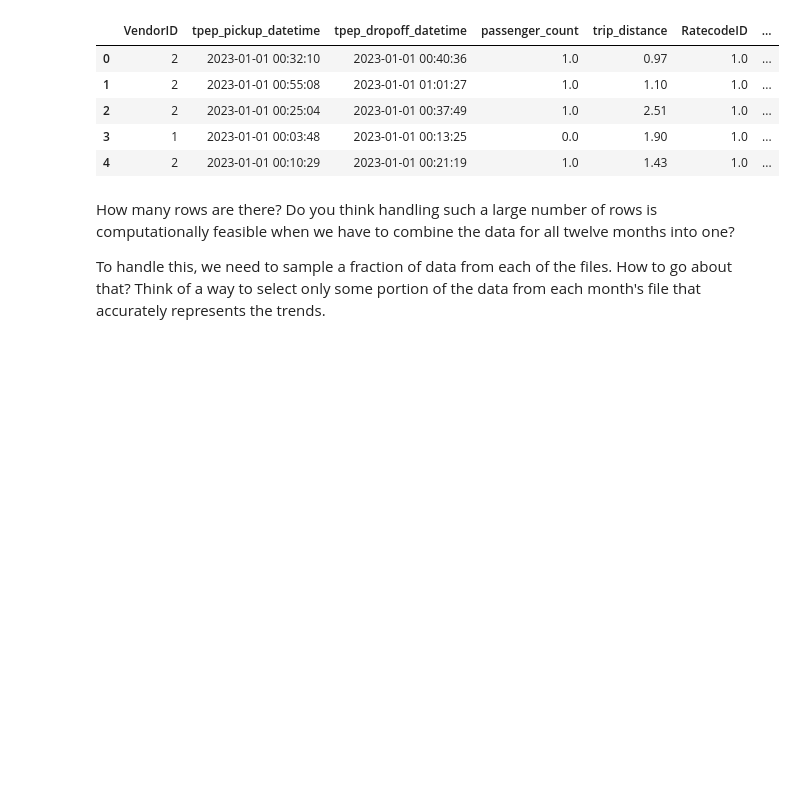
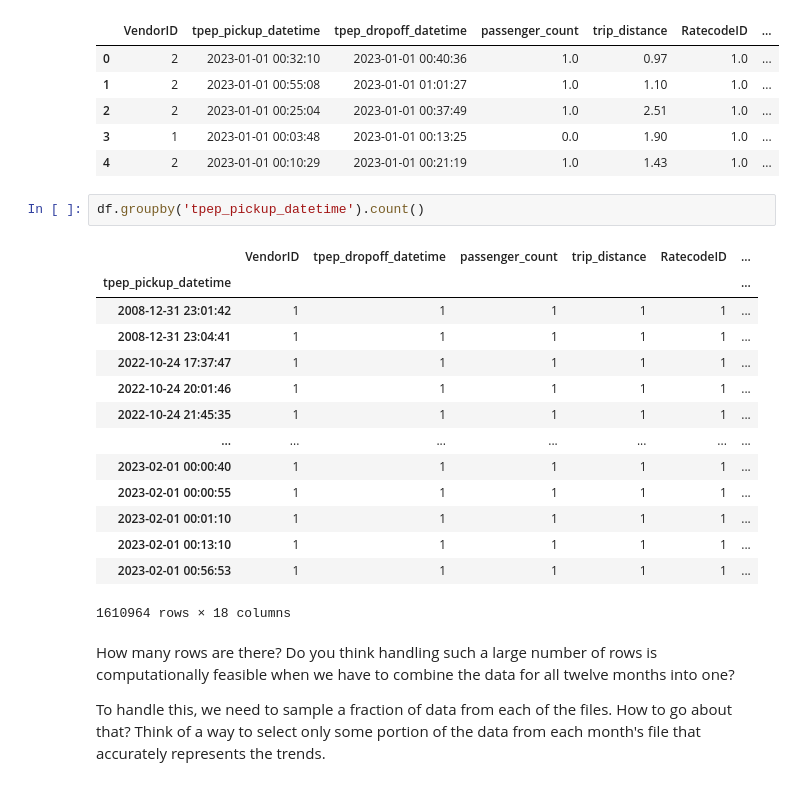
Before and after one commit to msaipraveenkumar/EDA_Assg_NYC_Taxi_Starter, a Jupyter notebook: EDA_Assg_NYC_Taxi_Starter.ipynb, the cells around one changed output. Drawn from its saved outputs; the diff is of its cells as text; blank space fills up the shorter version.

```diff
--- a/EDA_Assg_NYC_Taxi_Starter.ipynb
+++ b/EDA_Assg_NYC_Taxi_Starter.ipynb
@@ -161,6 +161,23 @@ memory usage: 464.1+ MB
 | 2 | 2 | 2023-01-01 00:25:04 | 2023-01-01 00:37:49 | 1.0 | 2.51 | 1.0 | ... |
 | 3 | 1 | 2023-01-01 00:03:48 | 2023-01-01 00:13:25 | 0.0 | 1.90 | 1.0 | ... |
 | 4 | 2 | 2023-01-01 00:10:29 | 2023-01-01 00:21:19 | 1.0 | 1.43 | 1.0 | ... |
+# %%
+df.groupby('tpep_pickup_datetime').count()
+# %% [output]
+|  | VendorID | tpep_dropoff_datetime | passenger_count | trip_distance | RatecodeID | ... |
+| tpep_pickup_datetime |  |  |  |  |  | ... |
+| 2008-12-31 23:01:42 | 1 | 1 | 1 | 1 | 1 | ... |
+| 2008-12-31 23:04:41 | 1 | 1 | 1 | 1 | 1 | ... |
+| 2022-10-24 17:37:47 | 1 | 1 | 1 | 1 | 1 | ... |
+| 2022-10-24 20:01:46 | 1 | 1 | 1 | 1 | 1 | ... |
+| 2022-10-24 21:45:35 | 1 | 1 | 1 | 1 | 1 | ... |
+| ... | ... | ... | ... | ... | ... | ... |
+| 2023-02-01 00:00:40 | 1 | 1 | 1 | 1 | 1 | ... |
+| 2023-02-01 00:00:55 | 1 | 1 | 1 | 1 | 1 | ... |
+| 2023-02-01 00:01:10 | 1 | 1 | 1 | 1 | 1 | ... |
+| 2023-02-01 00:13:10 | 1 | 1 | 1 | 1 | 1 | ... |
+| 2023-02-01 00:56:53 | 1 | 1 | 1 | 1 | 1 | ... |
+1610964 rows × 18 columns
 # %% [markdown]
 How many rows are there? Do you think handling such a large number of rows is computationally feasible when we have to combine the data for all twelve months into one?
 
```
Also changed, not shown: parts of 4 cells of this notebook.
